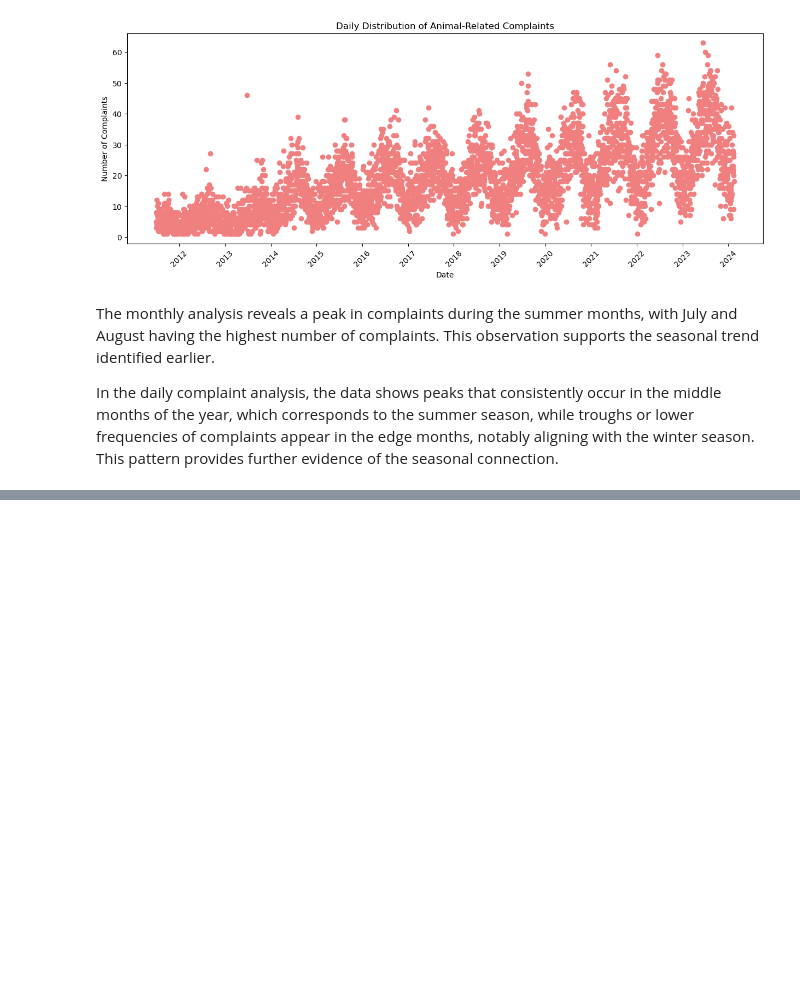
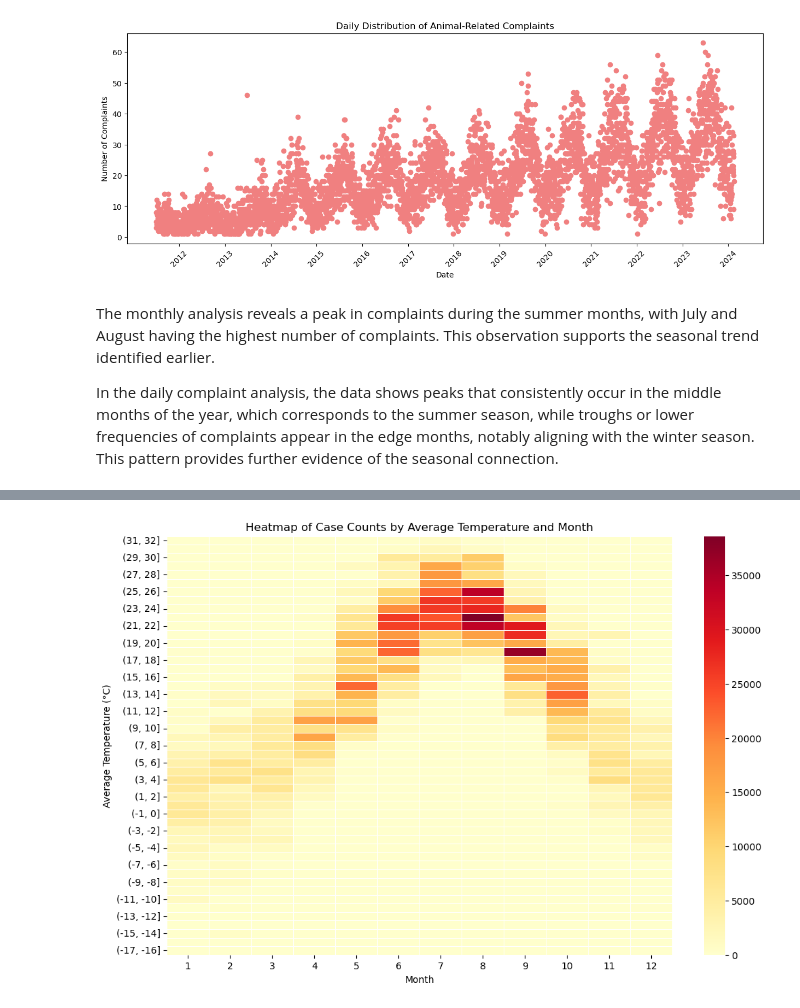
Before and after one commit to BU-Spark/ds-boston-311-animal-reports, a Jupyter notebook: sp24-team-d/Seasonal Analysis.ipynb, the cells around one changed output, grey strips where cells are left out. Saved outputs shown, nothing was run; the diff lists cells and outputs as text; code cells hidden in the pictures; blank space fills up the shorter version.

```diff
--- a/sp24-team-d/Seasonal Analysis.ipynb
+++ b/sp24-team-d/Seasonal Analysis.ipynb
@@ -105,0 +137,20 @@ In the daily complaint analysis, the data shows peaks that consistently occur in
+# %%
+import seaborn as sns
+combined_data['date'] = pd.to_datetime(combined_data['date'])
+
+# Create temperature bins
+temp_bins = pd.cut(combined_data['tavg'], bins=range(int(combined_data['tavg'].min()), int(combined_data['tavg'].max())+1, 1))
+
+# Create a pivot table with temperature bins as rows, months as columns, and case counts as values
+pivot_table = combined_data.pivot_table(index=temp_bins, columns=combined_data['date'].dt.month, values='case_count', aggfunc='sum')
+
+# Plot the heatmap
+plt.figure(figsize=(12, 8))
+ax = sns.heatmap(pivot_table, cmap='YlOrRd', linewidths=.5)
+ax.set_title('Heatmap of Case Counts by Average Temperature and Month')
+ax.invert_yaxis()  # Reverse the y-axis
+ax.set_xlabel('Month')
+ax.set_ylabel('Average Temperature (°C)')
+plt.show()
+# %% [output]
+[figure, added]
```
Also changed, not shown: parts of 6 cells of this notebook.
